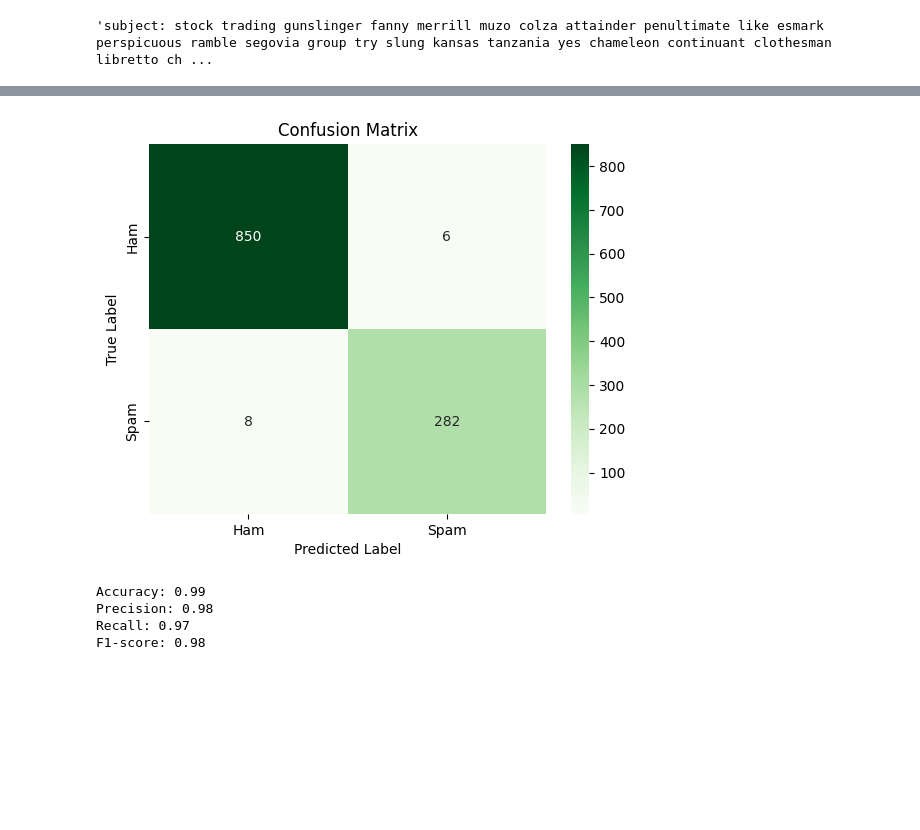
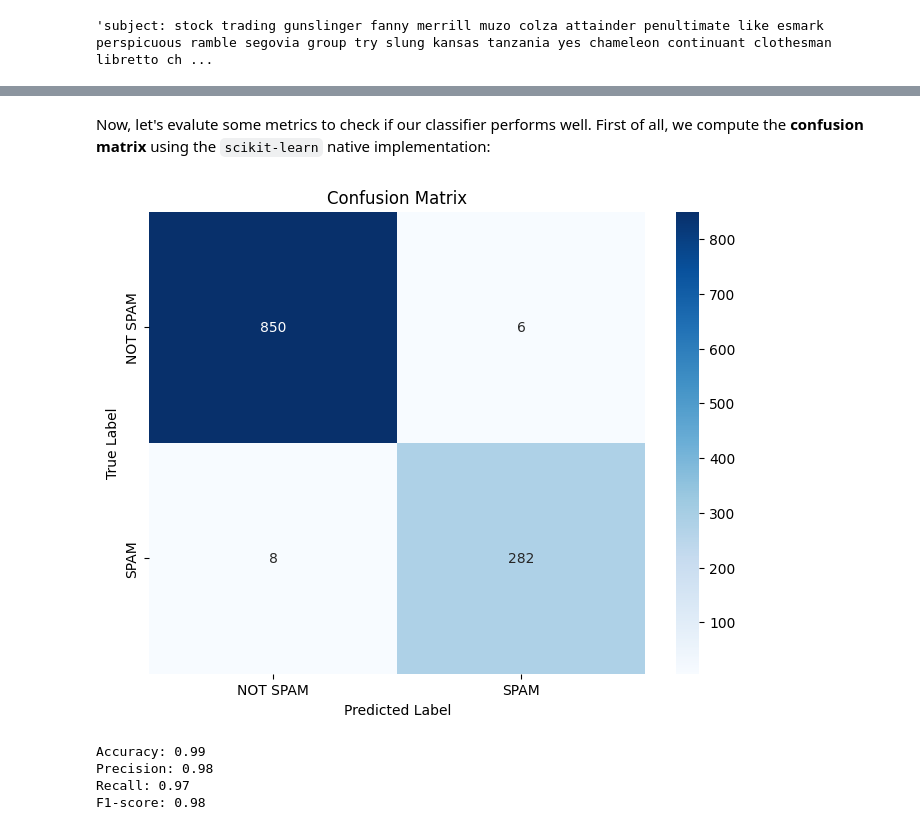
Before and after one commit to mirko-leccese/The-Machine-Learning-Project, a Jupyter notebook: classification/naive-bayes.ipynb, the cells around one changed output, grey strips where cells are left out. Cells and saved outputs as stored; diff of their text form; code cells hidden in the pictures; blank space fills up the shorter version.

Commit message:
fix: update naive bayes

```diff
--- a/classification/naive-bayes.ipynb
+++ b/classification/naive-bayes.ipynb
@@ -174,14 +219,19 @@ len(df_emails)
 # %%
-def clean_text(text):
+def preprocess(text: str) -> str:
+    # Convert to lowercase
     text = text.lower()
 
+    # Split words
     words = text.split()
+
+    # Removing stopwords
     stop_words = set(stopwords.words('english'))
     words =  [word for word in words if word not in stop_words]
 
     return ' '.join(words)
 # %%
-df_emails["clean_text"] = df_emails["text"].apply(clean_text)
+# Applying preprocess
+df_emails["clean_text"] = df_emails["text"].apply(preprocess)
 # %%
 df_emails["text"][1]
 # %% [output]
@@ -204,12 +258,21 @@ class BayesFiltering:
 
     @staticmethod
     def __get_priors(X, y):
+        '''
+        Computing prior probabilities
+        '''
         num_pos = y.sum()
         num_neg = len(y)-num_pos
 
         return num_pos/len(y), num_neg/len(y)
 
-    def fit(self, X_train, y_train):
+    def fit(self, X_train, y_train) -> None:
+        '''
+        Method to fit the naive Bayes classifier to the training set.
+
+        :params X_train: features training set
+        :params y_train: the label training set
+        '''
         X_vectorized = self.vectorizer.fit_transform(X_train)
 
         self.n = len(self.vectorizer.get_feature_names_out())
@@ -230,14 +293,17 @@ class BayesFiltering:
 
 
         # Step 5: Normalize to get probabilities (Laplace smoothing added to avoid zero probabilities)
-        self.P[0, :] = (self.P[0, :] + 1) / (self.w_pos + self.n)  # Probability of word given spam (with smoothing)
-        self.P[1, :] = (self.P[1, :] + 1) / (self.w_neg + self.n)   # Probability of word given ham (with smoothing)
+        self.P[0, :] = (self.P[0, :] + 1) / (self.w_pos + self.n)  # Probability of word given positive class (with smoothing)
+        self.P[1, :] = (self.P[1, :] + 1) / (self.w_neg + self.n)   # Probability of word given negative class (with smoothing)
 
         # Set priors
         self.prior_pos, self.prior_neg  = self.__get_priors(X_train, y_train)
 
 
-    def __predict_label(self, text):
+    def __predict_label(self, text: str) -> int:
+        '''
+        Private method to classify a single text
+        '''
 
         text_vectorized = self.vectorizer.transform([text]).toarray().flatten()
 
@@ -255,7 +321,10 @@ class BayesFiltering:
         else:
             return 0
 
-    def predict(self, X_test):
+    def predict(self, X_test) -> np.array:
+        '''
+        Method to classify new data
+        '''
         predictions = [self.__predict_label(text) for text in X_test]
 
         return np.array(predictions)
@@ -267,13 +338,20 @@ spamFiltering.fit(X_train, y_train)
 y_pred = spamFiltering.predict(X_test)
+# %% [markdown]
+Now, let's evalute some metrics to check if our classifier performs well. First of all, we compute the **confusion matrix** using the `scikit-learn` native implementation:
 # %%
 cm = confusion_matrix(y_test, y_pred)
-sns.heatmap(cm, annot=True, fmt='d', cmap='Greens', xticklabels=['Ham', 'Spam'], yticklabels=['Ham', 'Spam'])
-plt.xlabel('Predicted Label')
-plt.ylabel('True Label')
-plt.title('Confusion Matrix')
-plt.show()
-# %% [output]
-[figure, removed]
+# %%
+# Plotting confusion matrix
+fig, ax = plt.subplots(figsize=(8,6))
+
+sns.heatmap(cm, annot=True, fmt='d', cmap='Blues', xticklabels=['NOT SPAM', 'SPAM'], yticklabels=['NOT SPAM', 'SPAM'], ax=ax)
+
+ax.set_xlabel('Predicted Label')
+ax.set_ylabel('True Label')
+ax.set_title('Confusion Matrix')
+plt.show()
+# %% [output]
+[figure, added]
 # %%
 # Calculate accuracy
 accuracy = accuracy_score(y_test, y_pred)
```
Also changed, not shown: parts of 31 cells of this notebook.
